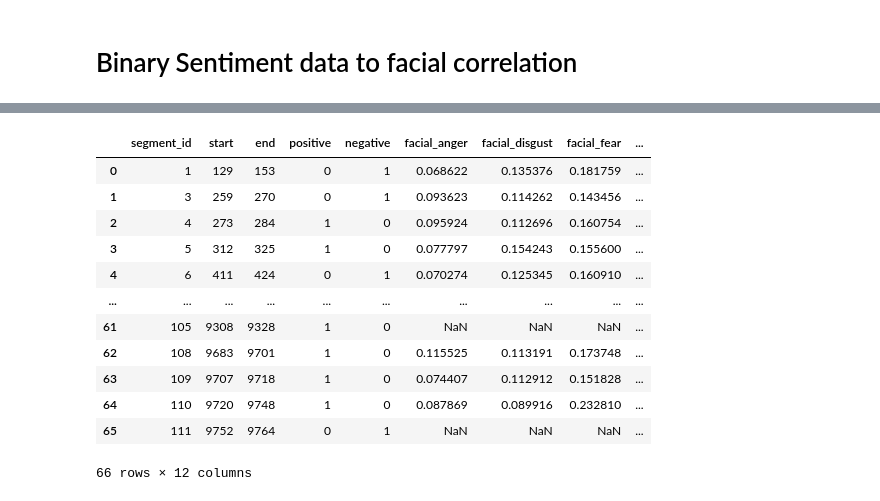
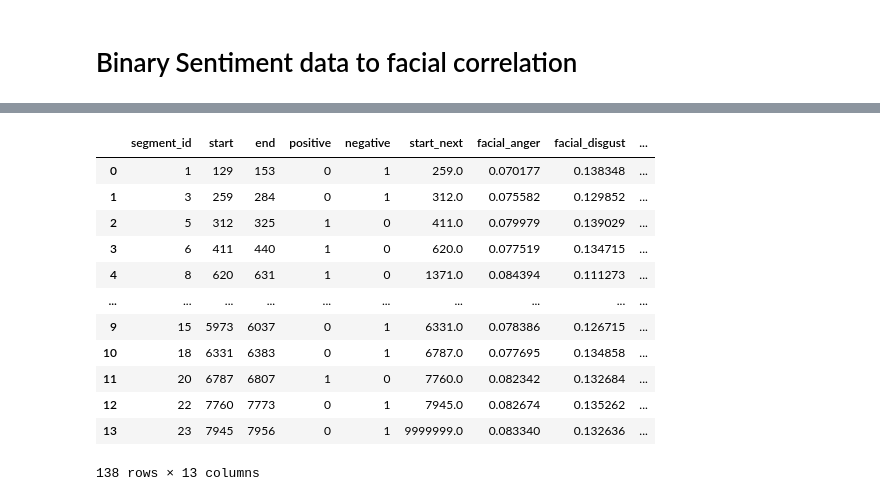
Before and after one commit to RavenRudi/coin_jazz, a Jupyter notebook: notebooks/rq2_correlations.ipynb, the cells around one changed output, grey strips where cells are left out. Cells and saved outputs as stored; diff of their text form; code cells hidden in the pictures.

```diff
--- a/notebooks/rq2_correlations.ipynb
+++ b/notebooks/rq2_correlations.ipynb
@@ -128,17 +203,45 @@ df_facial_vocals_morning
-# %%
-df_vocals_morning_intervals = facial_to_text_interval_merge(df_text_vocals_morning, df_facial_vocals_morning, interval=1)
-df_vocals_morning_intervals
-# %% [output]
-|  | segment_id | start | end | positive | negative | facial_anger | facial_disgust | facial_fear | ... |
-| 0 | 1 | 129 | 153 | 0 | 1 | 0.068622 | 0.135376 | 0.181759 | ... |
-| 1 | 3 | 259 | 270 | 0 | 1 | 0.093623 | 0.114262 | 0.143456 | ... |
-| 2 | 4 | 273 | 284 | 1 | 0 | 0.095924 | 0.112696 | 0.160754 | ... |
-| 3 | 5 | 312 | 325 | 1 | 0 | 0.077797 | 0.154243 | 0.155600 | ... |
-| 4 | 6 | 411 | 424 | 0 | 1 | 0.070274 | 0.125345 | 0.160910 | ... |
-| ... | ... | ... | ... | ... | ... | ... | ... | ... | ... |
-| 61 | 105 | 9308 | 9328 | 1 | 0 | NaN | NaN | NaN | ... |
-| 62 | 108 | 9683 | 9701 | 1 | 0 | 0.115525 | 0.113191 | 0.173748 | ... |
-| 63 | 109 | 9707 | 9718 | 1 | 0 | 0.074407 | 0.112912 | 0.151828 | ... |
-| 64 | 110 | 9720 | 9748 | 1 | 0 | 0.087869 | 0.089916 | 0.232810 | ... |
-| 65 | 111 | 9752 | 9764 | 0 | 1 | NaN | NaN | NaN | ... |
-66 rows × 12 columns
+# %%
+df_facial_vocals_morning = pd.read_csv('../data/hume/processed/Cuban_vocals_morning.csv', index_col=0)
+df_text_vocals_morning = pd.read_csv('../data/emotion_from_transcript/binary_sentiment/jazzaar-20230417-morning-JFLB-Cuban-Vocals-video Philipp.csv', index_col=0)
+df_vocals_morning = facial_to_text_up_to_next_start_merge(df_facial_vocals_morning, df_text_vocals_morning)
+
+df_facial_vocals_afternoon = pd.read_csv('../data/hume/processed/Cuban_vocals_afternoon.csv', index_col=0)
+df_text_vocals_afternoon = pd.read_csv('../data/emotion_from_transcript/binary_sentiment/jazzaar-20230417-afternoon-JFLB-Cuban-Vocals-video Philipp.csv', index_col=0)
+df_vocals_afternoon = facial_to_text_up_to_next_start_merge(df_facial_vocals_afternoon, df_text_vocals_afternoon)
+
+df_vocals = pd.concat([df_vocals_morning, df_vocals_afternoon])
+
+
+df_facial_band_morning = pd.read_csv('../data/hume/processed/Funk_band_morning.csv', index_col=0)
+df_text_band_morning = pd.read_csv('../data/emotion_from_transcript/binary_sentiment/JFBB_Jazz_Funk_morning_video20230419101818 Luis Cal García.csv', index_col=0)
+df_band_morning = facial_to_text_up_to_next_start_merge(df_facial_band_morning, df_text_band_morning)
+
+# df_facial_band_afternoon = pd.read_csv('../data/hume/processed/Funk_band_afternoon.csv', index_col=0)
+df_text_band_afternoon = pd.read_csv('../data/emotion_from_transcript/binary_sentiment/JFBB_Jazz_Funk_afternoon_video20230419143359 Luis Cal García.csv', index_col=0)
+# df_band_afternoon = facial_to_text_up_to_next_start_merge(df_facial_band_afternoon, df_text_band_afternoon)
+
+df_facial_rhythm_morning = pd.read_csv('../data/hume/processed/Funk_rhythm_morning.csv', index_col=0)
+df_text_rhythm_morning = pd.read_csv('../data/emotion_from_transcript/binary_sentiment/JFBB_Rhythm_Section_Day1_Morning Thomas.csv', index_col=0)
+df_rhythm_morning = facial_to_text_up_to_next_start_merge(df_facial_rhythm_morning, df_text_rhythm_morning)
+
+
+# df_facial_rhythm_afternoon = pd.read_csv('../data/hume/processed/Funk_rhythm_afternoon.csv', index_col=0)
+df_text_rhythm_afternoon = pd.read_csv('../data/emotion_from_transcript/binary_sentiment/JFBB_Rhythm_Section_Day1_Afternoon Thomas.csv', index_col=0)
+# df_rhythm_afternoon = facial_to_text_up_to_next_start_merge(df_facial_rhythm_afternoon, df_text_rhythm_afternoon)
+
+df_merged = pd.concat([df_vocals_morning, df_vocals_afternoon, df_band_morning, df_rhythm_morning])
+df_merged
+# %% [output]
+|  | segment_id | start | end | positive | negative | start_next | facial_anger | facial_disgust | ... |
+| 0 | 1 | 129 | 153 | 0 | 1 | 259.0 | 0.070177 | 0.138348 | ... |
+| 1 | 3 | 259 | 284 | 0 | 1 | 312.0 | 0.075582 | 0.129852 | ... |
+| 2 | 5 | 312 | 325 | 1 | 0 | 411.0 | 0.079979 | 0.139029 | ... |
+| 3 | 6 | 411 | 440 | 1 | 0 | 620.0 | 0.077519 | 0.134715 | ... |
+| 4 | 8 | 620 | 631 | 1 | 0 | 1371.0 | 0.084394 | 0.111273 | ... |
+| ... | ... | ... | ... | ... | ... | ... | ... | ... | ... |
+| 9 | 15 | 5973 | 6037 | 0 | 1 | 6331.0 | 0.078386 | 0.126715 | ... |
+| 10 | 18 | 6331 | 6383 | 0 | 1 | 6787.0 | 0.077695 | 0.134858 | ... |
+| 11 | 20 | 6787 | 6807 | 1 | 0 | 7760.0 | 0.082342 | 0.132684 | ... |
+| 12 | 22 | 7760 | 7773 | 0 | 1 | 7945.0 | 0.082674 | 0.135262 | ... |
+| 13 | 23 | 7945 | 7956 | 0 | 1 | 9999999.0 | 0.083340 | 0.132636 | ... |
+138 rows × 13 columns
```
Also changed, not shown: parts of 23 cells of this notebook, 22 other files.
